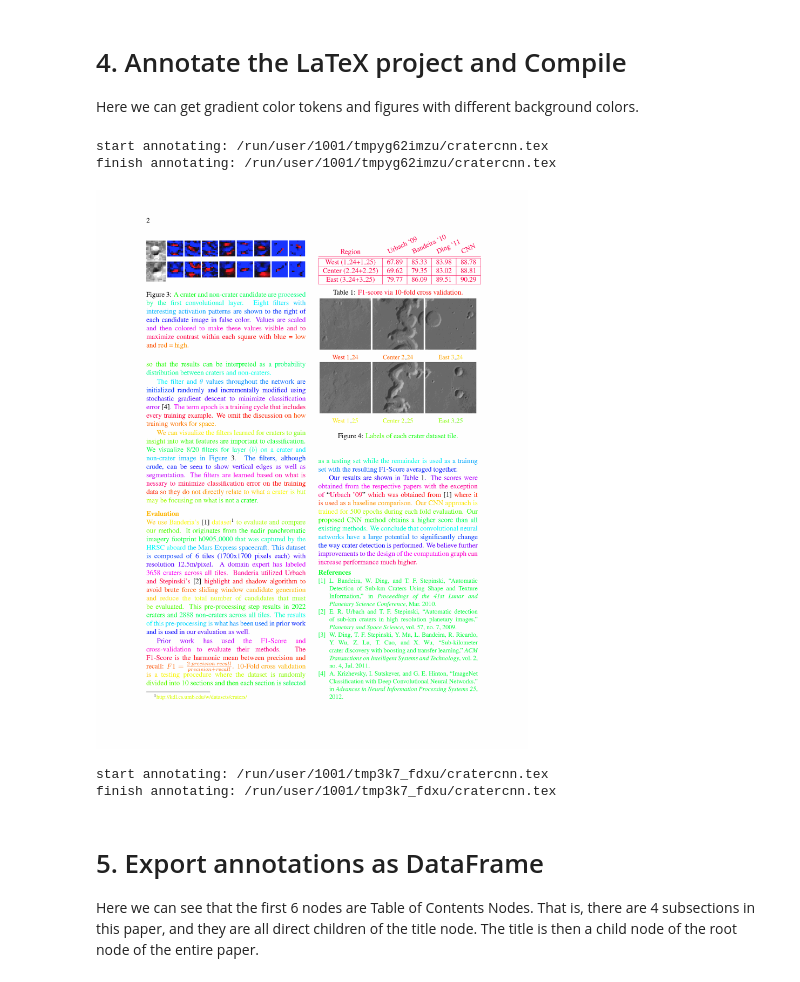
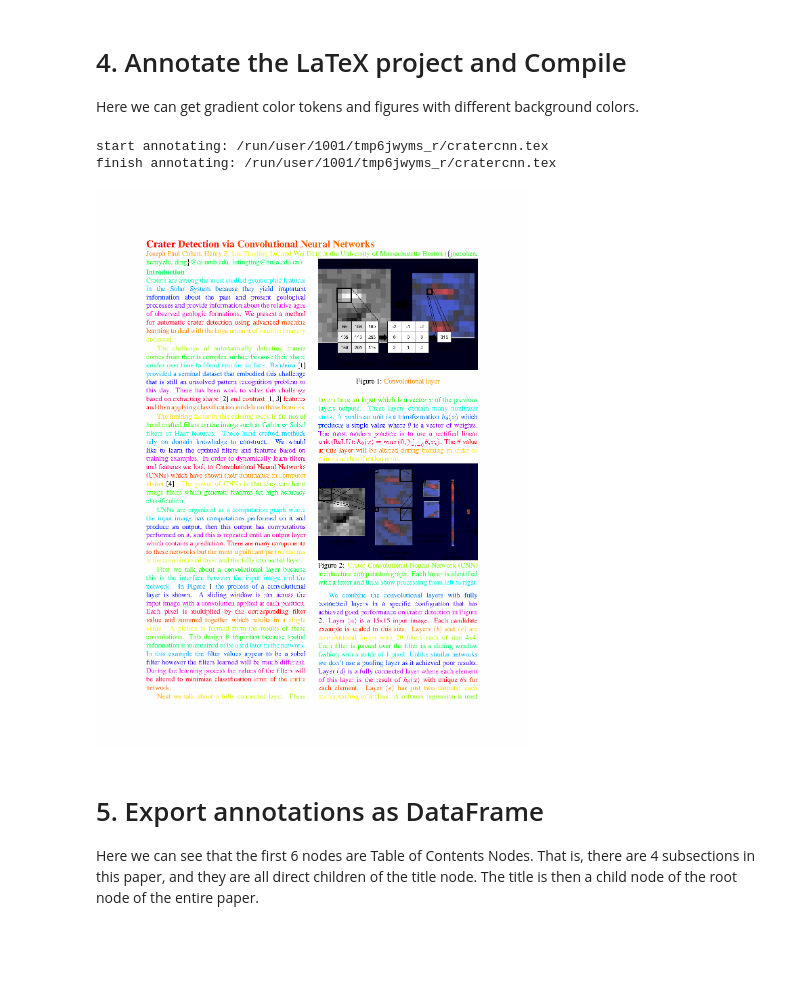
Before and after one commit to InsightsNet/texannotate, a Jupyter notebook: doc/example.ipynb, the cells around one changed output. Cells and saved outputs as stored; diff of their text form; code cells hidden in the pictures; blank space fills up the shorter version.

```diff
--- a/doc/example.ipynb
+++ b/doc/example.ipynb
@@ -77,7 +77,7 @@ with tempfile.TemporaryDirectory() as td:
         color_dict.add_existing_color(token['color'])
 
 with pdfplumber.open(pdf_bytes) as doc:
-    p0 = doc.pages[1]
-    im_origin = p0.to_image(resolution=300)
+    p0 = doc.pages[0]
+    im_origin = p0.to_image(resolution=150)
 im_origin
 # %% [output]
@@ -89,40 +89,28 @@ Here we can get gradient color tokens and figures with different background colo
 # %%
 from pathlib import Path
 from texannotate.annotate_file import annotate_file
 
 with tempfile.TemporaryDirectory() as td:
     with tarfile.open('downloaded/1601.00978.tar.gz' ,'r:gz') as tar:
         tar.extractall(td)
     tex_file = find_latex_file(Path(basename).stem, basepath=td)
     annotate_file(tex_file, color_dict, latex_context=None, basepath=td)
     postprocess_latex(tex_file)
     #print(p/'outputs'/filename.stem)
     #shutil.make_archive(p/'outputs'/filename.stem, 'zip', td)
     basename, pdf_bytes = compile_pdf_return_bytes(
         sources_dir=td
     ) # compile the unmodified latex firstly
     shapes, tokens = pdf_extract(pdf_bytes)
 
 with pdfplumber.open(pdf_bytes) as doc:
-    p0 = doc.pages[1]
-    im = p0.to_image(resolution=300)
+    p0 = doc.pages[0]
+    im = p0.to_image(resolution=150)
 im
 # %% [output]
-start annotating: /run/user/1001/tmpyg62imzu/cratercnn.tex
-finish annotating: /run/user/1001/tmpyg62imzu/cratercnn.tex
+start annotating: /run/user/1001/tmp6jwyms_r/cratercnn.tex
+finish annotating: /run/user/1001/tmp6jwyms_r/cratercnn.tex
-[figure, old version]
+[figure, new version]
-# %%
-import shutil
-with tempfile.TemporaryDirectory() as td:
-    with tarfile.open('downloaded/1601.00978.tar.gz' ,'r:gz') as tar:
-        tar.extractall(td)
-    tex_file = find_latex_file(Path(basename).stem, basepath=td)
-    annotate_file(tex_file, color_dict, latex_context=None, basepath=td)
-    postprocess_latex(tex_file)
-    shutil.copy(tex_file, '/home/duan/texcompile/doc/file.tex')
-# %% [output]
-start annotating: /run/user/1001/tmp3k7_fdxu/cratercnn.tex
-finish annotating: /run/user/1001/tmp3k7_fdxu/cratercnn.tex
 # %% [markdown]
 # 5. Export annotations as DataFrame
 
```
Also changed, not shown: parts of 5 cells of this notebook, 21 other files.
